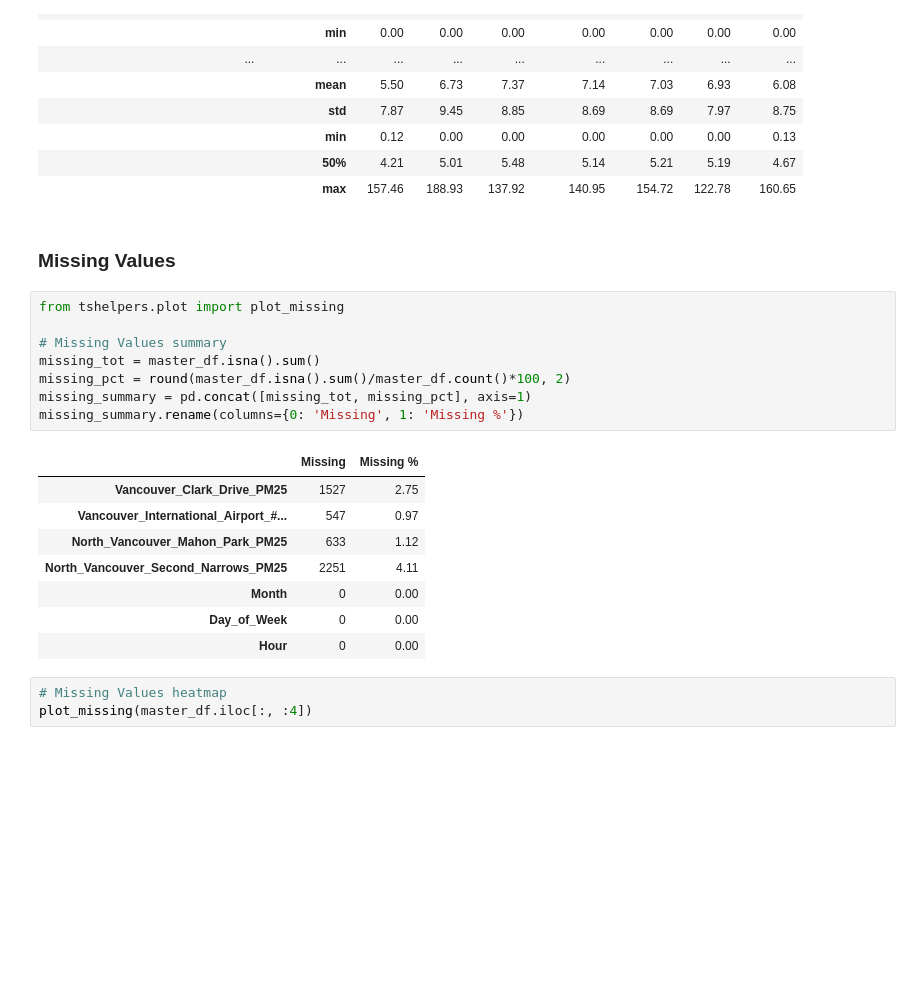
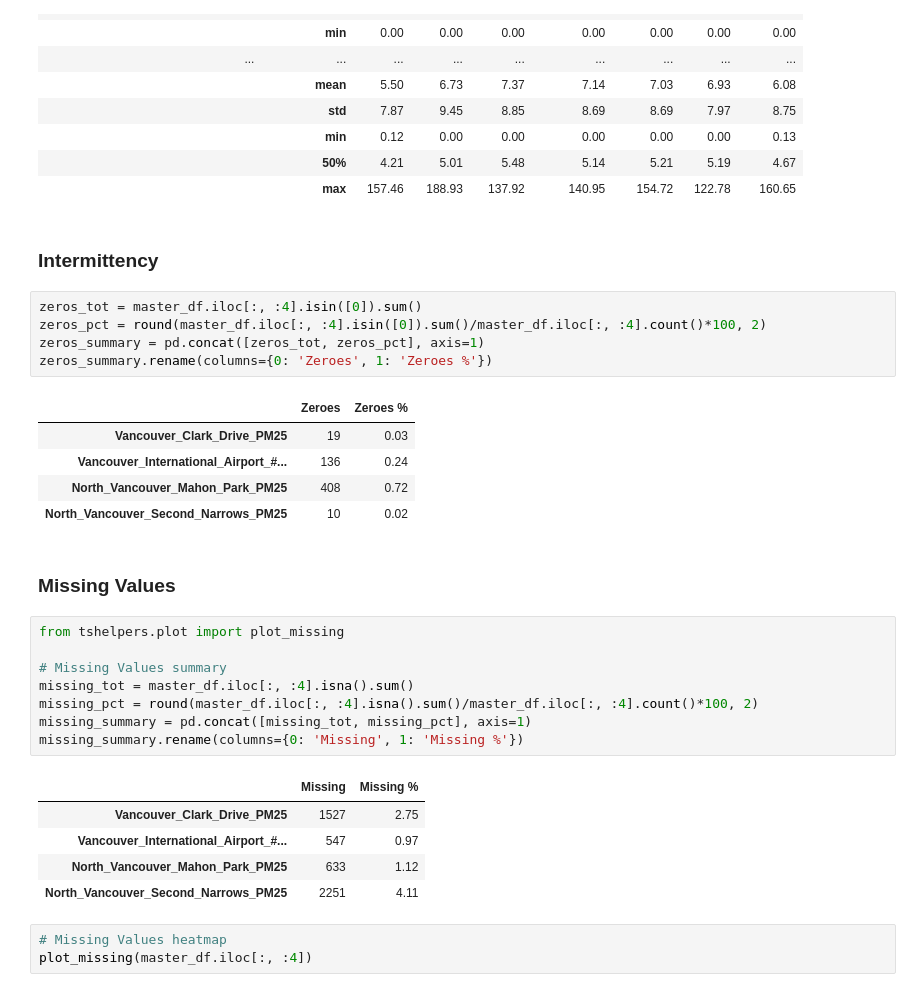
Before and after one commit to erich-hs/Air-We-Breathe, a Jupyter notebook: awb_EDA.ipynb, the cells around one changed output. Saved outputs shown, nothing was run; the diff lists cells and outputs as text; blank space fills up the shorter version.

Commit message:
Included intermittency analysis on EDA nb

```diff
--- a/awb_EDA.ipynb
+++ b/awb_EDA.ipynb
@@ -205,25 +201,35 @@ master_df.drop(columns=['Month', "Hour"]).groupby("Day_of_Week", sort=False).des
 |  | min | 0.12 | 0.00 | 0.00 | 0.00 | 0.00 | 0.00 | 0.13 |
 |  | 50% | 4.21 | 5.01 | 5.48 | 5.14 | 5.21 | 5.19 | 4.67 |
 |  | max | 157.46 | 188.93 | 137.92 | 140.95 | 154.72 | 122.78 | 160.65 |
+# %% [markdown]
+### Intermittency
+# %%
+zeros_tot = master_df.iloc[:, :4].isin([0]).sum()
+zeros_pct = round(master_df.iloc[:, :4].isin([0]).sum()/master_df.iloc[:, :4].count()*100, 2)
+zeros_summary = pd.concat([zeros_tot, zeros_pct], axis=1)
+zeros_summary.rename(columns={0: 'Zeroes', 1: 'Zeroes %'})
+# %% [output]
+|  | Zeroes | Zeroes % |
+| Vancouver_Clark_Drive_PM25 | 19 | 0.03 |
+| Vancouver_International_Airport_#... | 136 | 0.24 |
+| North_Vancouver_Mahon_Park_PM25 | 408 | 0.72 |
+| North_Vancouver_Second_Narrows_PM25 | 10 | 0.02 |
 # %% [markdown]
 ### Missing Values
 # %%
 from tshelpers.plot import plot_missing
 
 # Missing Values summary
-missing_tot = master_df.isna().sum()
-missing_pct = round(master_df.isna().sum()/master_df.count()*100, 2)
+missing_tot = master_df.iloc[:, :4].isna().sum()
+missing_pct = round(master_df.iloc[:, :4].isna().sum()/master_df.iloc[:, :4].count()*100, 2)
 missing_summary = pd.concat([missing_tot, missing_pct], axis=1)
 missing_summary.rename(columns={0: 'Missing', 1: 'Missing %'})
 # %% [output]
 |  | Missing | Missing % |
 | Vancouver_Clark_Drive_PM25 | 1527 | 2.75 |
 | Vancouver_International_Airport_#... | 547 | 0.97 |
 | North_Vancouver_Mahon_Park_PM25 | 633 | 1.12 |
 | North_Vancouver_Second_Narrows_PM25 | 2251 | 4.11 |
-| Month | 0 | 0.00 |
-| Day_of_Week | 0 | 0.00 |
-| Hour | 0 | 0.00 |
 # %%
 # Missing Values heatmap
 plot_missing(master_df.iloc[:, :4])
```
Also changed, not shown: parts of 4 cells of this notebook.
